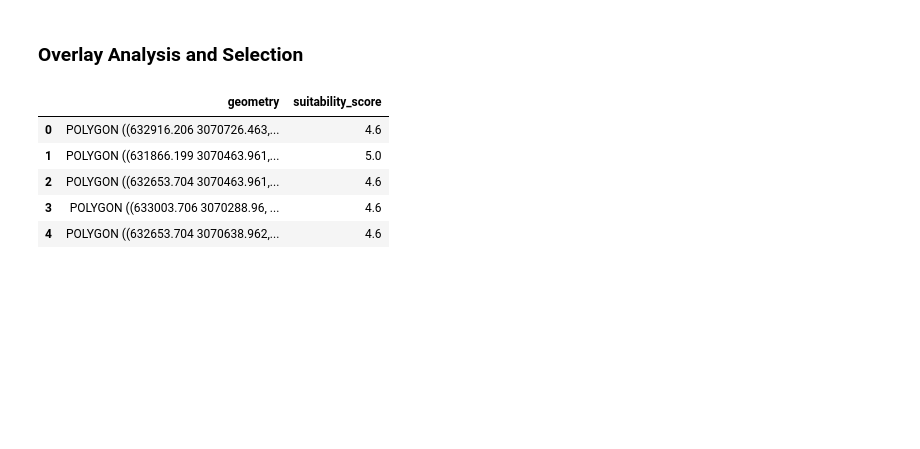
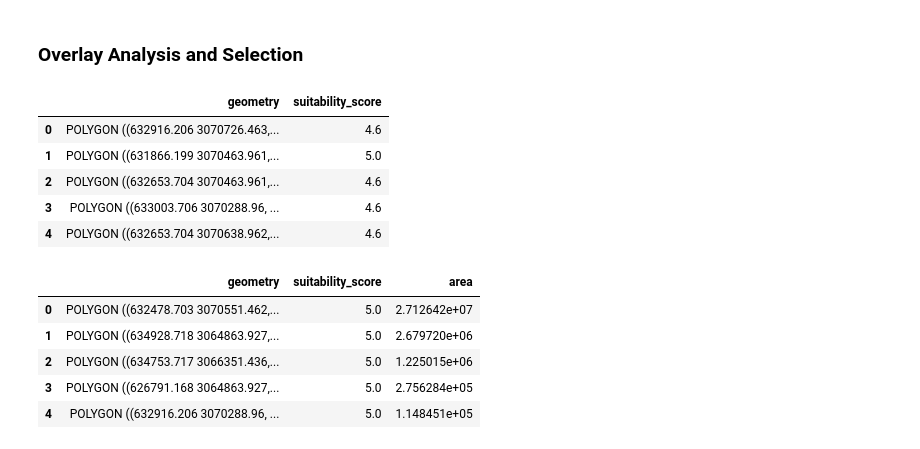
Before and after one commit to junggeyy/gis-notebooks, a Jupyter notebook: site_suitability_analysis.ipynb, the cells around one changed output. Cells and saved outputs as stored; diff of their text form; code cells hidden in the pictures; blank space fills up the shorter version.

```diff
--- a/site_suitability_analysis.ipynb
+++ b/site_suitability_analysis.ipynb
@@ -234,7 +254,7 @@ for geom, value in vectors:
     })
 
 # converting the sites list into GDF
-final_sites_gdf = gpd.GeoDataFrame(feature_list, crs=suitability.rio.crs)
+final_sites_gdf = gpd.GeoDataFrame(feature_list, crs="ESRI:102306")
 # %%
 final_sites_gdf.head()
 # %% [output]
@@ -244,3 +264,20 @@ final_sites_gdf.head()
 | 2 | POLYGON ((632653.704 3070463.961,... | 4.6 |
 | 3 | POLYGON ((633003.706 3070288.96, ... | 4.6 |
 | 4 | POLYGON ((632653.704 3070638.962,... | 4.6 |
+# %%
+# filtering the sites gdf to only include areas above or equal to 4000 square meters
+# then, sorting it on basis on suitability score & area, highest to lowest
+final_sites_gdf['area'] = final_sites_gdf.geometry.area
+final_sites_gdf = final_sites_gdf[final_sites_gdf['area'] >= 4000]
+
+final_sites_gdf = final_sites_gdf.sort_values(
+    by=['suitability_score', 'area'], ascending=[False, False]).reset_index(drop=True)
+
+final_sites_gdf.head()
+# %% [output]
+|  | geometry | suitability_score | area |
+| 0 | POLYGON ((632478.703 3070551.462,... | 5.0 | 2.712642e+07 |
+| 1 | POLYGON ((634928.718 3064863.927,... | 5.0 | 2.679720e+06 |
+| 2 | POLYGON ((634753.717 3066351.436,... | 5.0 | 1.225015e+06 |
+| 3 | POLYGON ((626791.168 3064863.927,... | 5.0 | 2.756284e+05 |
+| 4 | POLYGON ((632916.206 3070288.96, ... | 5.0 | 1.148451e+05 |
```
Also changed, not shown: parts of 7 cells of this notebook.
